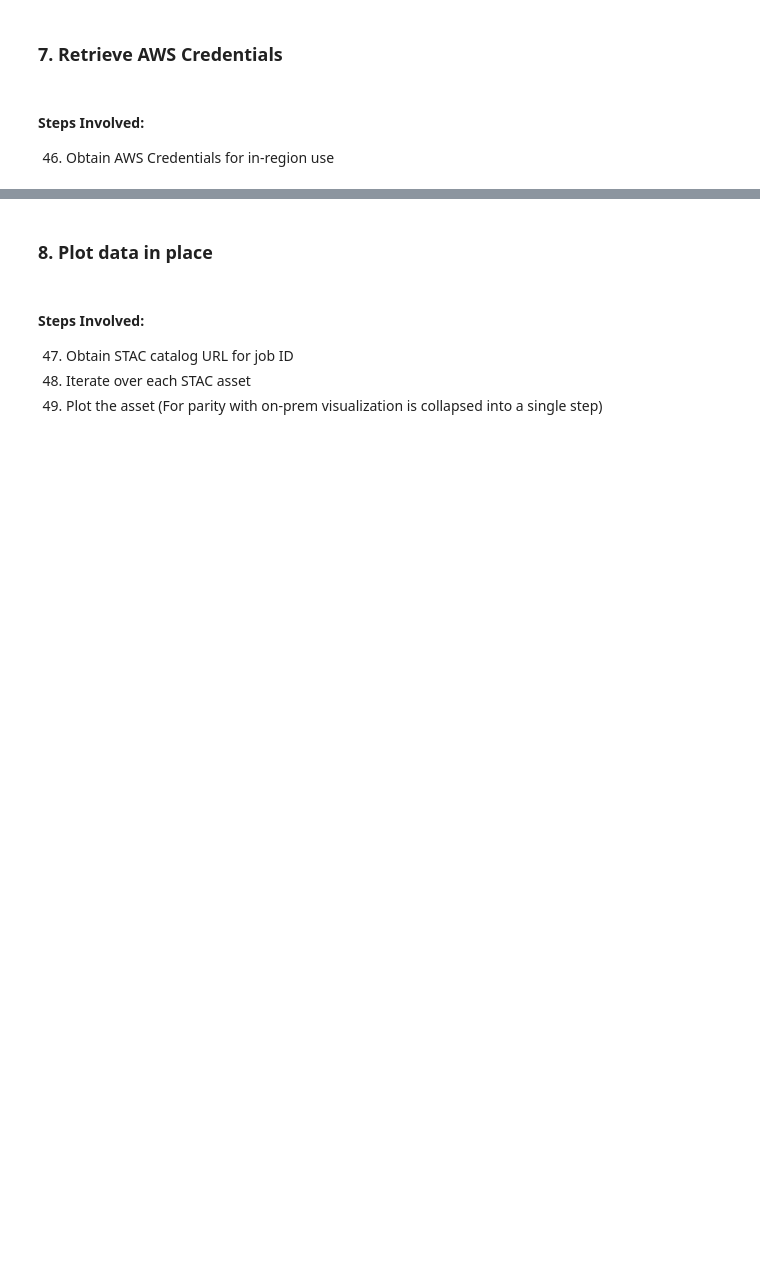
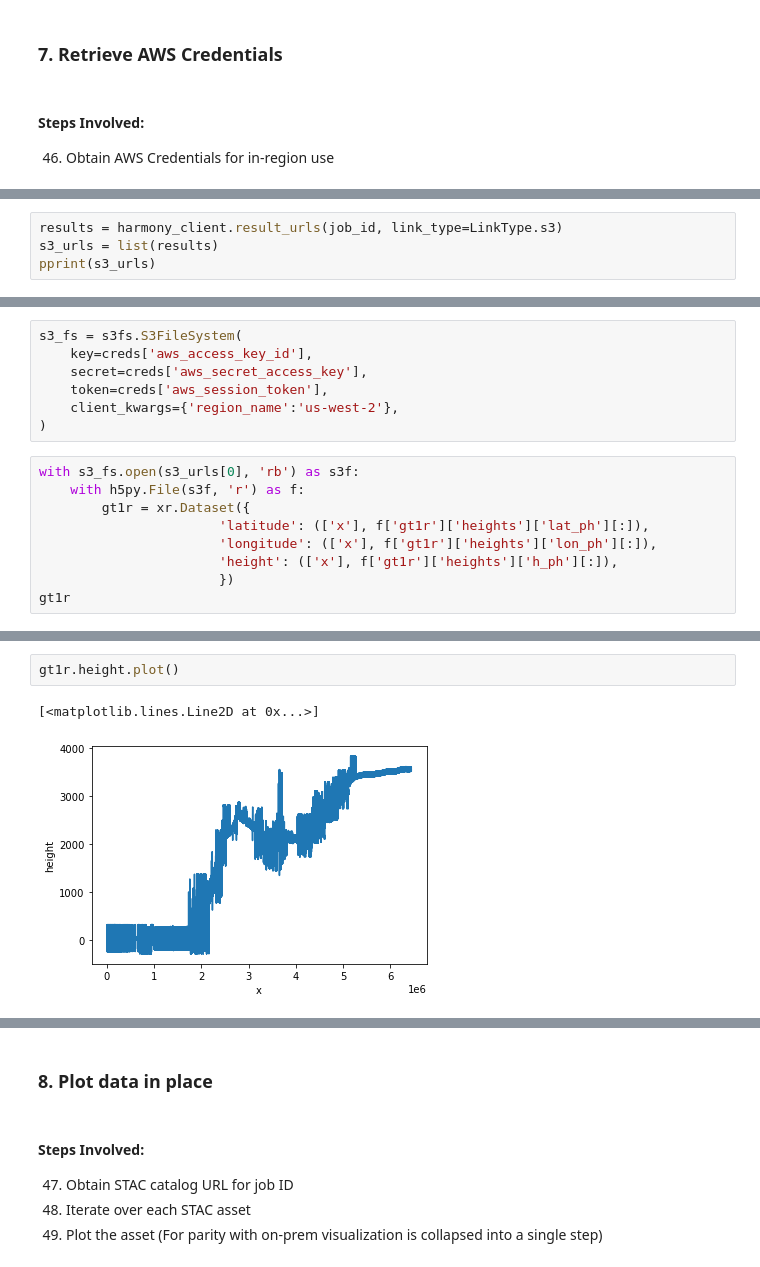
Before and after one commit to asteiker/time-to-science-KPI, a Jupyter notebook: Minimize time to science KPI.ipynb, the cells around one changed output, grey strips where cells are left out. Drawn from its saved outputs; the diff is of its cells as text; blank space fills up the shorter version.

```diff
--- a/Minimize time to science KPI.ipynb
+++ b/Minimize time to science KPI.ipynb
@@ -1088,0 +1199,4 @@ print (wall_time, "seconds wall time")
+# %%
+results = harmony_client.result_urls(job_id, link_type=LinkType.s3)
+s3_urls = list(results)
+pprint(s3_urls)
@@ -1088,0 +1206,16 @@ print (wall_time, "seconds wall time")
+# %%
+s3_fs = s3fs.S3FileSystem(
+    key=creds['aws_access_key_id'],
+    secret=creds['aws_secret_access_key'],
+    token=creds['aws_session_token'],
+    client_kwargs={'region_name':'us-west-2'},
+)
+# %%
+with s3_fs.open(s3_urls[0], 'rb') as s3f:
+    with h5py.File(s3f, 'r') as f:
+        gt1r = xr.Dataset({
+                       'latitude': (['x'], f['gt1r']['heights']['lat_ph'][:]),
+                       'longitude': (['x'], f['gt1r']['heights']['lon_ph'][:]),
+                       'height': (['x'], f['gt1r']['heights']['h_ph'][:]),
+                       })
+gt1r
@@ -1088,0 +1231,5 @@ print (wall_time, "seconds wall time")
+# %%
+gt1r.height.plot()
+# %% [output]
+[<matplotlib.lines.Line2D at 0x...>]
+[figure, added]
```
Also changed, not shown: parts of 41 cells of this notebook.
